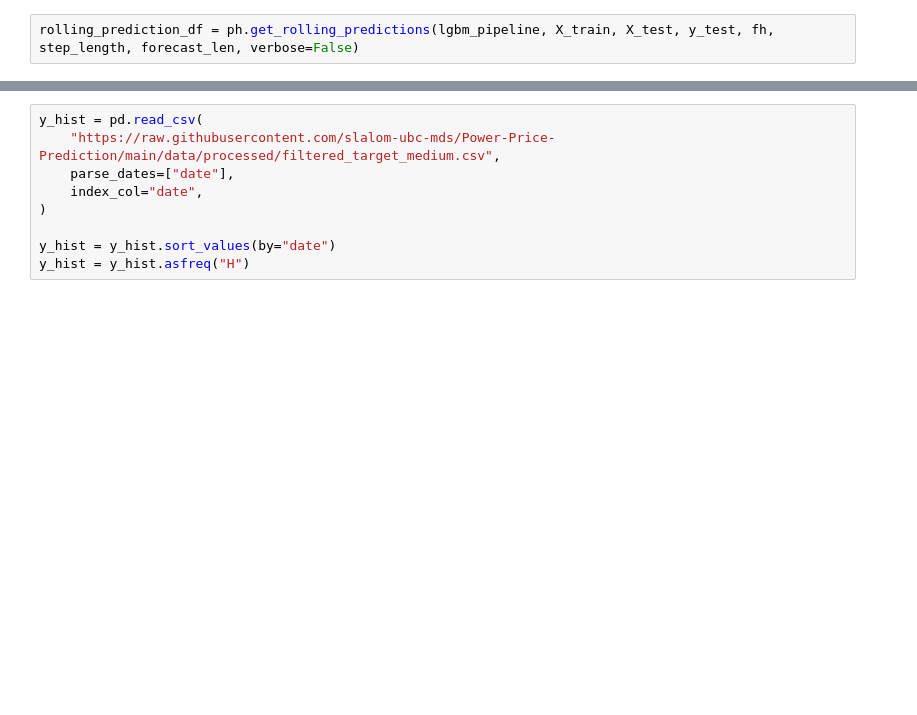
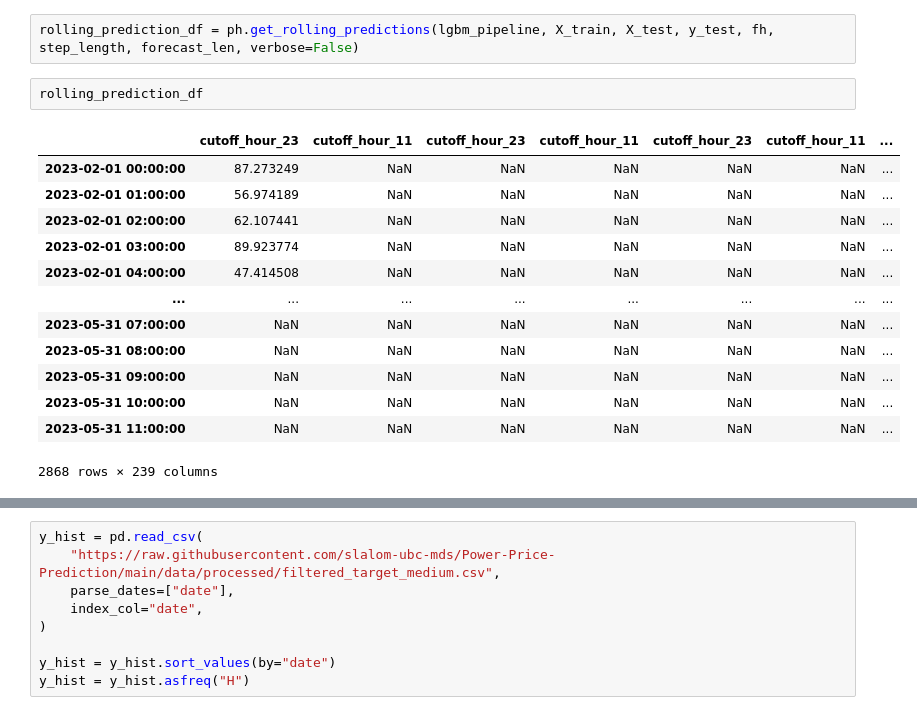
Before and after one commit to slalom-ubc-mds/Power-Price-Prediction, a Jupyter notebook: notebooks/cv_style_pipelines/run_default_params.ipynb, the cells around one changed output, grey strips where cells are left out. Saved outputs shown, nothing was run; the diff lists cells and outputs as text; blank space fills up the shorter version.

```diff
--- a/notebooks/cv_style_pipelines/run_default_params.ipynb
+++ b/notebooks/cv_style_pipelines/run_default_params.ipynb
@@ -68,6 +69,22 @@ ForecastingPipeline(steps=[('forecaster',
                                                                                                   window_length=24))]))])
 # %%
 rolling_prediction_df = ph.get_rolling_predictions(lgbm_pipeline, X_train, X_test, y_test, fh, step_length, forecast_len, verbose=False)
+# %%
+rolling_prediction_df
+# %% [output]
+|  | cutoff_hour_23 | cutoff_hour_11 | cutoff_hour_23 | cutoff_hour_11 | cutoff_hour_23 | cutoff_hour_11 | ... |
+| 2023-02-01 00:00:00 | 87.273249 | NaN | NaN | NaN | NaN | NaN | ... |
+| 2023-02-01 01:00:00 | 56.974189 | NaN | NaN | NaN | NaN | NaN | ... |
+| 2023-02-01 02:00:00 | 62.107441 | NaN | NaN | NaN | NaN | NaN | ... |
+| 2023-02-01 03:00:00 | 89.923774 | NaN | NaN | NaN | NaN | NaN | ... |
+| 2023-02-01 04:00:00 | 47.414508 | NaN | NaN | NaN | NaN | NaN | ... |
+| ... | ... | ... | ... | ... | ... | ... | ... |
+| 2023-05-31 07:00:00 | NaN | NaN | NaN | NaN | NaN | NaN | ... |
+| 2023-05-31 08:00:00 | NaN | NaN | NaN | NaN | NaN | NaN | ... |
+| 2023-05-31 09:00:00 | NaN | NaN | NaN | NaN | NaN | NaN | ... |
+| 2023-05-31 10:00:00 | NaN | NaN | NaN | NaN | NaN | NaN | ... |
+| 2023-05-31 11:00:00 | NaN | NaN | NaN | NaN | NaN | NaN | ... |
+2868 rows × 239 columns
 # %%
 fold_actuals, fold_predictions_list, rmse_list = ph.get_fold_predictions(rolling_prediction_df, y_test)
 # %% [output]
```
Also changed, not shown: parts of 4 cells of this notebook, 2 other files.
